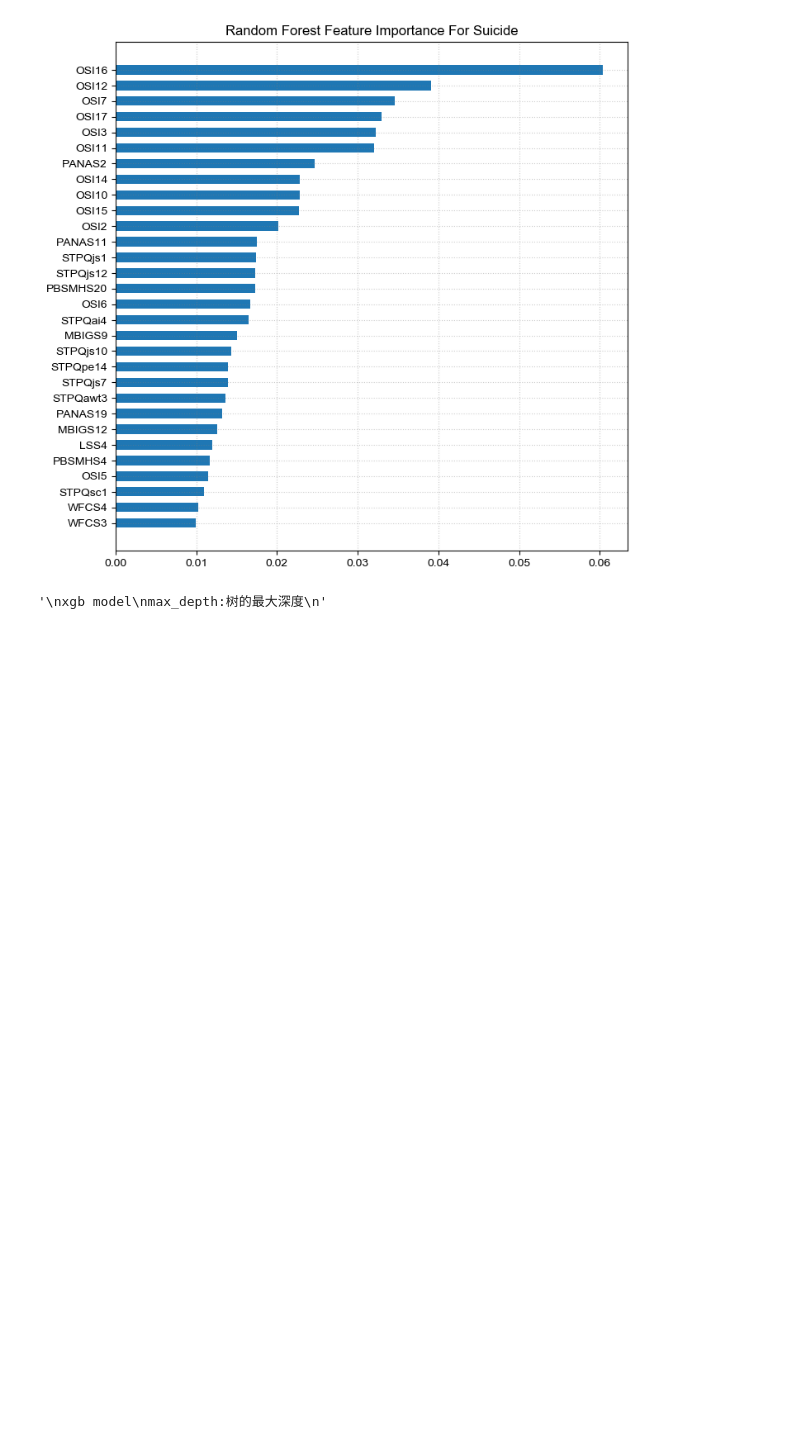
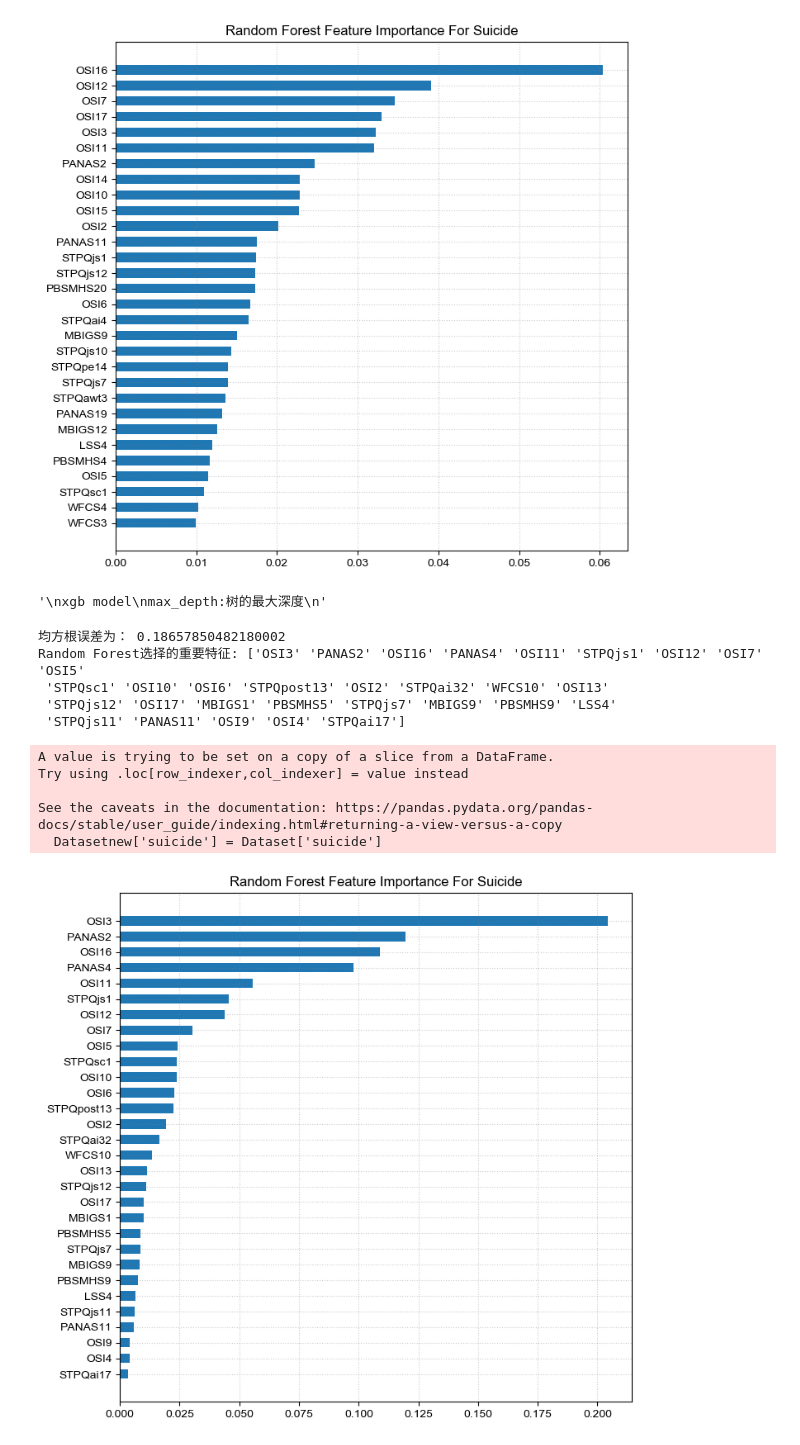
Before and after one commit to waxiaoyan/scientific-worker-mental-health, a Jupyter notebook: jupyter notebook/科技人员分组量表-重要特征帅选.ipynb, the cells around one changed output. Cells and saved outputs as stored; diff of their text form; code cells hidden in the pictures; blank space fills up the shorter version.

```diff
--- a/jupyter notebook/科技人员分组量表-重要特征帅选.ipynb
+++ b/jupyter notebook/科技人员分组量表-重要特征帅选.ipynb
@@ -149,3 +149,69 @@ See the caveats in the documentation: https://pandas.pydata.org/pandas-docs/stab
   Datasetnew['suicide'] = Dataset['suicide']
 [figure]
 '\nxgb model\nmax_depth:树的最大深度\n'
+# %%
+from sklearn.ensemble import RandomForestRegressor
+from sklearn.metrics import mean_squared_error
+
+fpath = r"/Users/wangxiaoyan/Documents/wy/论文/git/scientific-worker-mental-health/data/IterativeImputer自杀预测处理后数据.csv"
+
+Dataset = pd.read_csv(fpath)
+number = 30
+# x = Dataset.loc[:,  "睡眠":"个人创新行为"]
+x = Dataset.loc[:, "STPQpost1":"WORKTIME4"]
+# y = Dataset.loc[:, "anxiety"]
+# y = Dataset.loc[:, "depression"]
+y = Dataset.loc[:, "suicide"]
+
+feature_names = np.array(x.columns)
+
+names = x.columns
+names = list(names)
+key = list(range(0, len(names)))
+names_dict = dict(zip(key, names))
+names_dicts = pd.DataFrame([names_dict])
+x_train, x_test, y_train, y_test = train_test_split(x, y, test_size=0.3, random_state=42)
+
+"""
+random forest model
+max_depth:树的最大深度
+"""
+model = RandomForestRegressor(n_estimators = 100,random_state=42)
+model.fit(x_train, y_train)
+y_pred = model.predict(x_test)
+rmse = np.sqrt(mean_squared_error(y_test, y_pred))
+print('均方根误差为：', rmse)
+
+rf_feature_important = model.feature_importances_
+rf_x_score = np.sort(rf_feature_important)[::-1]
+rf_rank_idx  = np.argsort(rf_feature_important)[::-1]
+rf_selected_rank_idx = rf_rank_idx[:number]
+rf_selected_rank_names = names_dicts.loc[:, rf_selected_rank_idx]
+rf_label = rf_selected_rank_names.values[0, :]
+
+label = rf_selected_rank_names.values[0, :]
+Datasetnew = Dataset[label]
+Datasetnew['suicide'] = Dataset['suicide']
+Datasetnew.to_csv("/Users/wangxiaoyan/Documents/wy/论文/git/scientific-worker-mental-health/data/科技人员自杀倾向-重要特征数据.csv",sep=',',index=False)
+
+print("Random Forest选择的重要特征:",rf_label)
+
+# 随机森林可视化
+plt.figure(figsize=(8, 8))
+plt.barh(rf_label[::-1], rf_x_score[:number][::-1], 0.6, align='center')
+plt.grid(ls=':', color='gray', alpha=0.4)
+plt.title("Random Forest Feature Importance For Suicide")
+plt.savefig("前"+str(number)+"名特征")
+plt.show()
+# %% [output]
+均方根误差为： 0.18657850482180002
+Random Forest选择的重要特征: ['OSI3' 'PANAS2' 'OSI16' 'PANAS4' 'OSI11' 'STPQjs1' 'OSI12' 'OSI7' 'OSI5'
+ 'STPQsc1' 'OSI10' 'OSI6' 'STPQpost13' 'OSI2' 'STPQai32' 'WFCS10' 'OSI13'
+ 'STPQjs12' 'OSI17' 'MBIGS1' 'PBSMHS5' 'STPQjs7' 'MBIGS9' 'PBSMHS9' 'LSS4'
+ 'STPQjs11' 'PANAS11' 'OSI9' 'OSI4' 'STPQai17']
+A value is trying to be set on a copy of a slice from a DataFrame.
+Try using .loc[row_indexer,col_indexer] = value instead
+
+See the caveats in the documentation: https://pandas.pydata.org/pandas-docs/stable/user_guide/indexing.html#returning-a-view-versus-a-copy
+  Datasetnew['suicide'] = Dataset['suicide']
+[figure, added]
```
Also changed, not shown: 4 other files.
